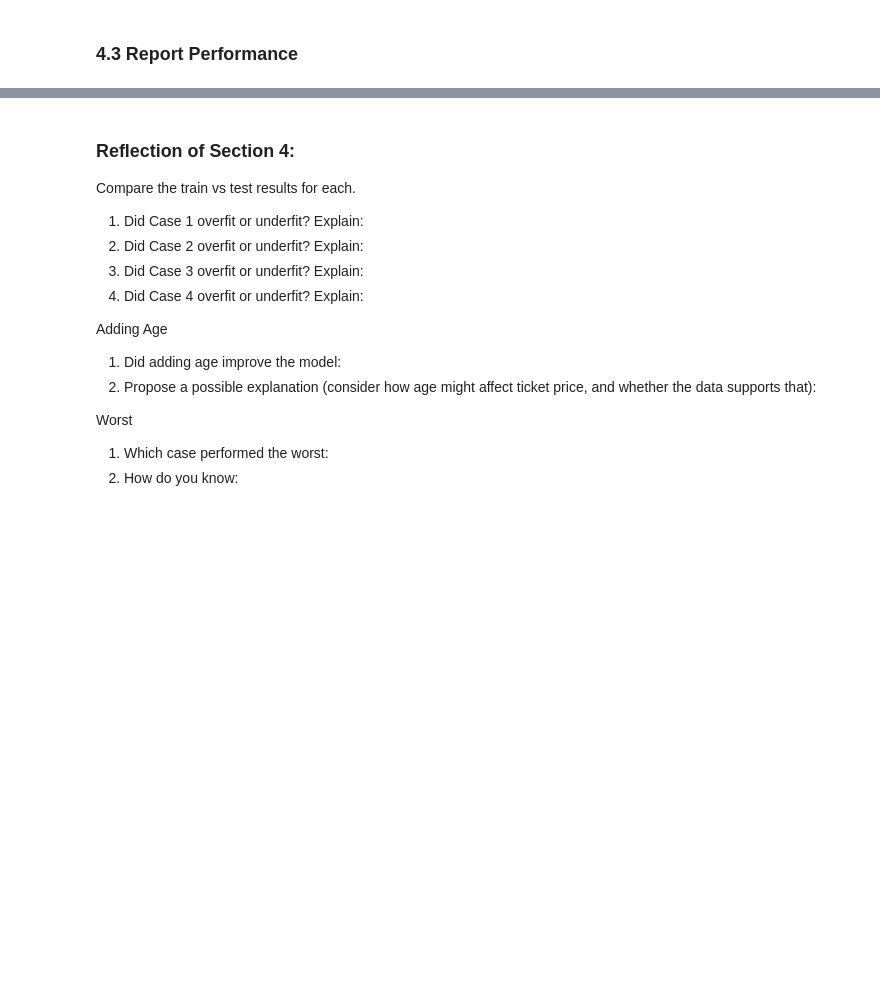
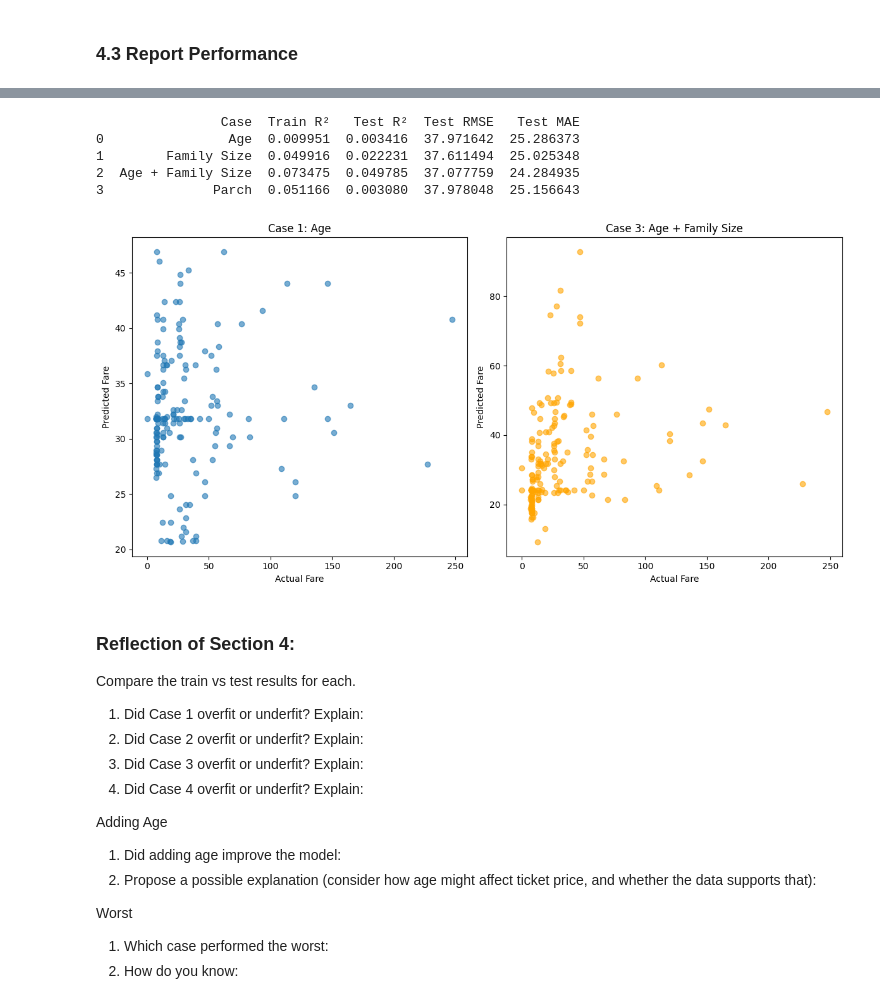
Before and after one commit to dfintel25/applied-ml-derekfintel, a Jupyter notebook: lab04/ml04_derekfintel.ipynb, the cells around one changed output, grey strips where cells are left out. Saved outputs shown, nothing was run; the diff lists cells and outputs as text; code cells hidden in the pictures; blank space fills up the shorter version.

```diff
--- a/lab04/ml04_derekfintel.ipynb
+++ b/lab04/ml04_derekfintel.ipynb
@@ -294,3 +289,58 @@ NameError: name 'y1_pred_train' is not defined
+# %%
+results = pd.DataFrame({
+    'Case': ['Age', 'Family Size', 'Age + Family Size', 'Parch'],
+    'Train R²': [
+        r2_score(y1_train, y_pred_train1),
+        r2_score(y2_train, y_pred_train2),
+        r2_score(y3_train, y_pred_train3),
+        r2_score(y4_train, y_pred_train4)
+    ],
+    'Test R²': [
+        r2_score(y1_test, y_pred_test1),
+        r2_score(y2_test, y_pred_test2),
+        r2_score(y3_test, y_pred_test3),
+        r2_score(y4_test, y_pred_test4)
+    ],
+    'Test RMSE': [
+        mean_squared_error(y1_test, y_pred_test1) ** 0.5,
+        mean_squared_error(y2_test, y_pred_test2) ** 0.5,
+        mean_squared_error(y3_test, y_pred_test3) ** 0.5,
+        mean_squared_error(y4_test, y_pred_test4) ** 0.5,
+    ],
+    'Test MAE': [
+        mean_absolute_error(y1_test, y_pred_test1),
+        mean_absolute_error(y2_test, y_pred_test2),
+        mean_absolute_error(y3_test, y_pred_test3),
+        mean_absolute_error(y4_test, y_pred_test4)
+    ]
+})
+
+print(results)
+# %% [output]
+                Case  Train R²   Test R²  Test RMSE   Test MAE
+0                Age  0.009951  0.003416  37.971642  25.286373
+1        Family Size  0.049916  0.022231  37.611494  25.025348
+2  Age + Family Size  0.073475  0.049785  37.077759  24.284935
+3              Parch  0.051166  0.003080  37.978048  25.156643
+# %%
+plt.figure(figsize=(12, 6))
+
+plt.subplot(1, 2, 1)
+plt.scatter(y1_test, y_pred_test1, alpha=0.6)
+plt.xlabel("Actual Fare")
+plt.ylabel("Predicted Fare")
+plt.title("Case 1: Age")
+
+plt.subplot(1, 2, 2)
+plt.scatter(y3_test, y_pred_test3, alpha=0.6, color='orange')
+plt.xlabel("Actual Fare")
+plt.ylabel("Predicted Fare")
+plt.title("Case 3: Age + Family Size")
+
+plt.tight_layout()
+plt.show()
+# %% [output]
+[figure, added]
 # %% [markdown]
 ### Reflection of Section 4:
 
```
Also changed, not shown: parts of 10 cells of this notebook.
